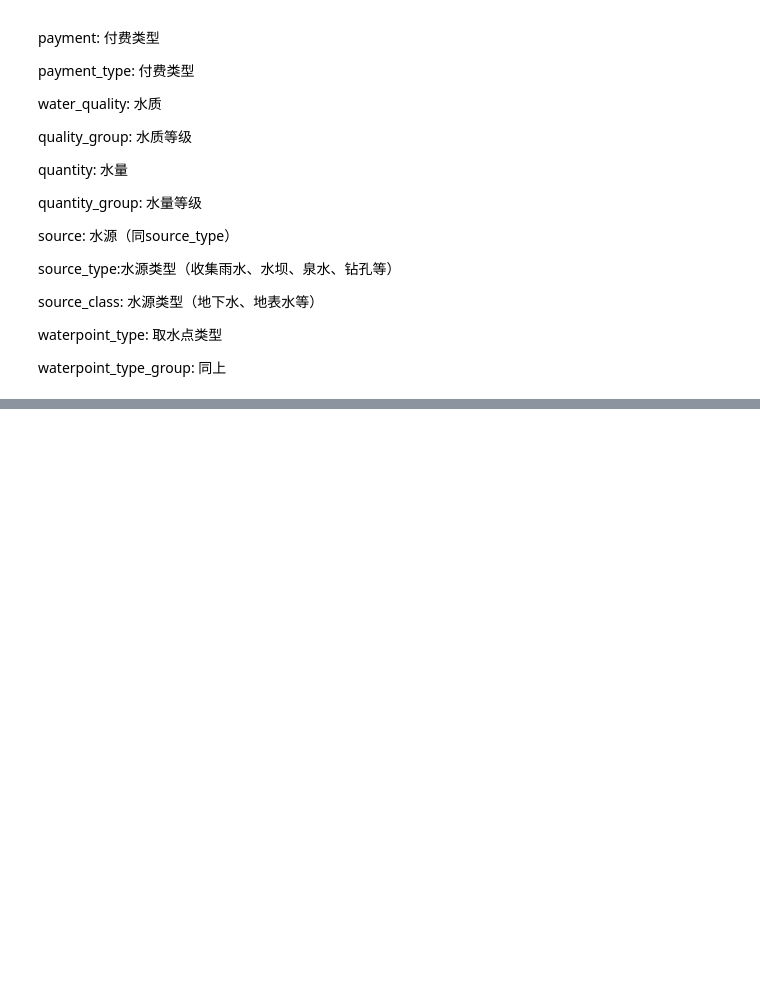
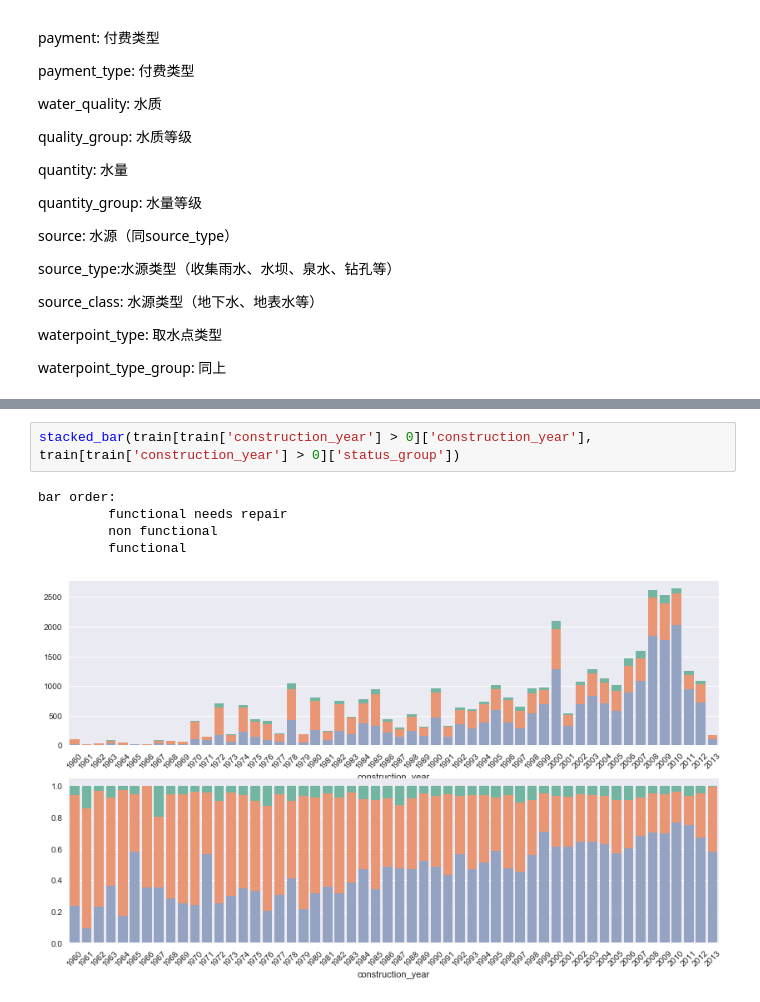
Before and after one commit to shenc3/drivendata-nb, a Jupyter notebook: pumpItUp/PumpItUp.ipynb, the cells around one changed output, grey strips where cells are left out. Cells and saved outputs as stored; diff of their text form; blank space fills up the shorter version.

```diff
--- a/pumpItUp/PumpItUp.ipynb
+++ b/pumpItUp/PumpItUp.ipynb
@@ -582,0 +668,8 @@ waterpoint_type_group: 同上
+# %%
+stacked_bar(train[train['construction_year'] > 0]['construction_year'], train[train['construction_year'] > 0]['status_group'])
+# %% [output]
+bar order:
+         functional needs repair
+         non functional
+         functional
+[figure, added]
```
Also changed, not shown: parts of 45 cells of this notebook.
